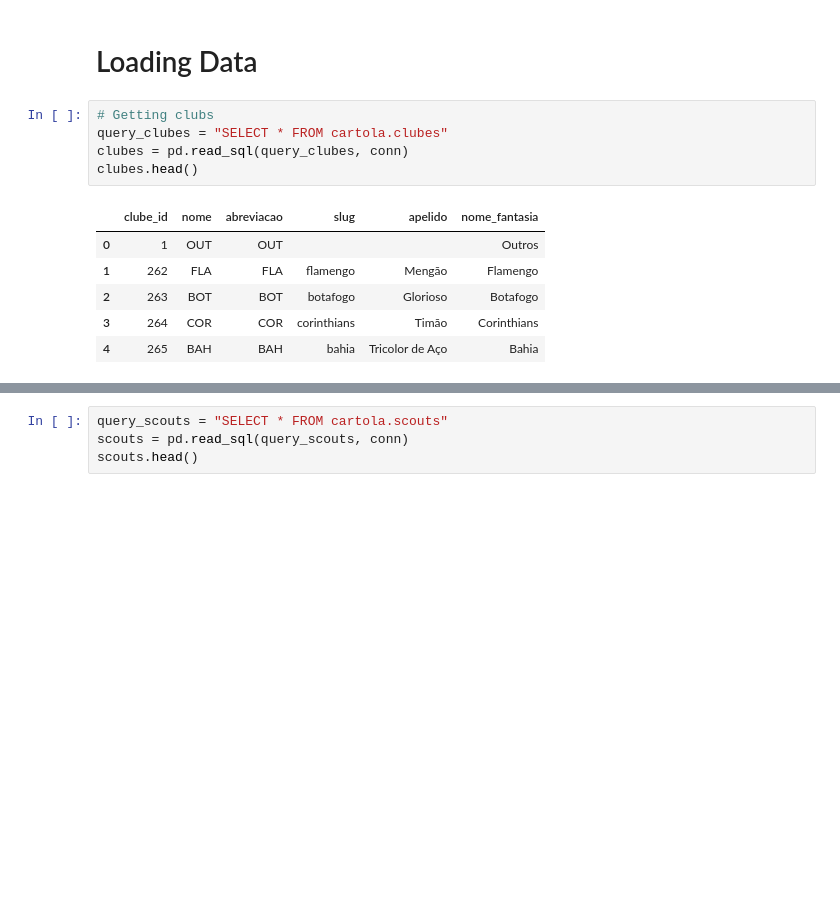
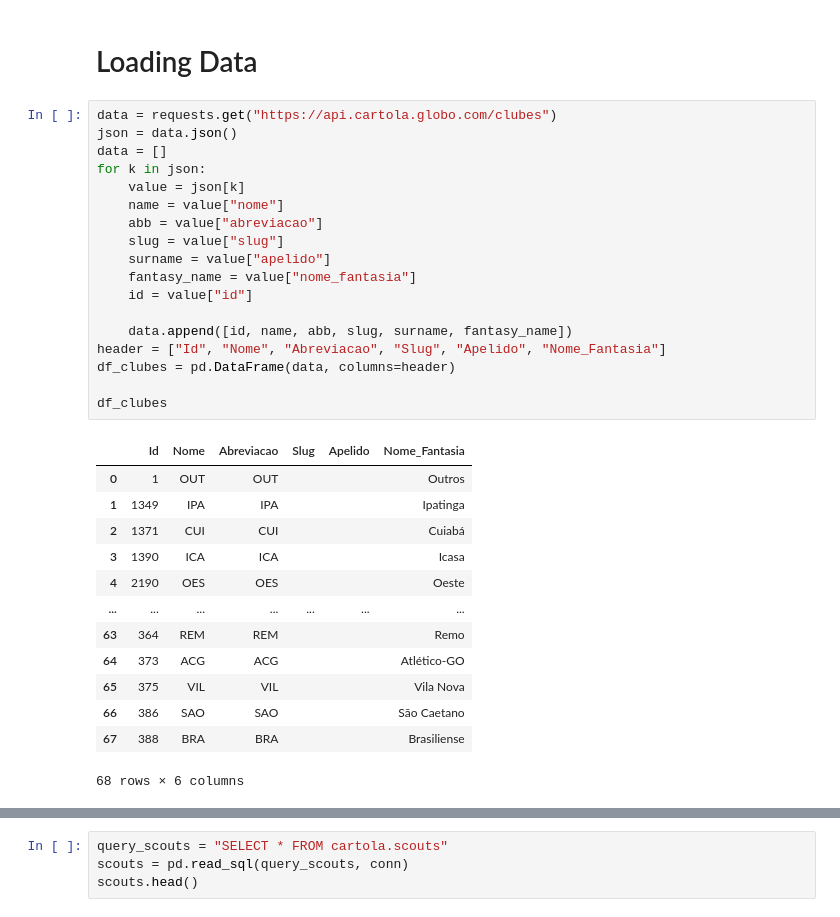
Before and after one commit to josefcaique/cartola, a Jupyter notebook: main.ipynb, the cells around one changed output, grey strips where cells are left out. Cells and saved outputs as stored; diff of their text form; blank space fills up the shorter version.

Commit message:
feat: changing the way to save data in clubes

```diff
--- a/main.ipynb
+++ b/main.ipynb
@@ -13,16 +14,36 @@ pd.set_option('display.max_columns', 30)
 conn = getConnection()
 # %% [markdown]
 # Loading Data
-# %%
-# Getting clubs
-query_clubes = "SELECT * FROM cartola.clubes"
-clubes = pd.read_sql(query_clubes, conn)
-clubes.head()
-# %% [output]
-|  | clube_id | nome | abreviacao | slug | apelido | nome_fantasia |
-| 0 | 1 | OUT | OUT |  |  | Outros |
-| 1 | 262 | FLA | FLA | flamengo | Mengão | Flamengo |
-| 2 | 263 | BOT | BOT | botafogo | Glorioso | Botafogo |
-| 3 | 264 | COR | COR | corinthians | Timão | Corinthians |
-| 4 | 265 | BAH | BAH | bahia | Tricolor de Aço | Bahia |
+# %%
+data = requests.get("https://api.cartola.globo.com/clubes")
+json = data.json()
+data = []
+for k in json:
+    value = json[k]
+    name = value["nome"]
+    abb = value["abreviacao"]
+    slug = value["slug"]
+    surname = value["apelido"]
+    fantasy_name = value["nome_fantasia"]
+    id = value["id"]
+
+    data.append([id, name, abb, slug, surname, fantasy_name])
+header = ["Id", "Nome", "Abreviacao", "Slug", "Apelido", "Nome_Fantasia"]
+df_clubes = pd.DataFrame(data, columns=header)
+
+df_clubes
+# %% [output]
+|  | Id | Nome | Abreviacao | Slug | Apelido | Nome_Fantasia |
+| 0 | 1 | OUT | OUT |  |  | Outros |
+| 1 | 1349 | IPA | IPA |  |  | Ipatinga |
+| 2 | 1371 | CUI | CUI |  |  | Cuiabá |
+| 3 | 1390 | ICA | ICA |  |  | Icasa |
+| 4 | 2190 | OES | OES |  |  | Oeste |
+| ... | ... | ... | ... | ... | ... | ... |
+| 63 | 364 | REM | REM |  |  | Remo |
+| 64 | 373 | ACG | ACG |  |  | Atlético-GO |
+| 65 | 375 | VIL | VIL |  |  | Vila Nova |
+| 66 | 386 | SAO | SAO |  |  | São Caetano |
+| 67 | 388 | BRA | BRA |  |  | Brasiliense |
+68 rows × 6 columns
 # %%
```
Also changed, not shown: parts of 3 cells of this notebook, 6 other files.
